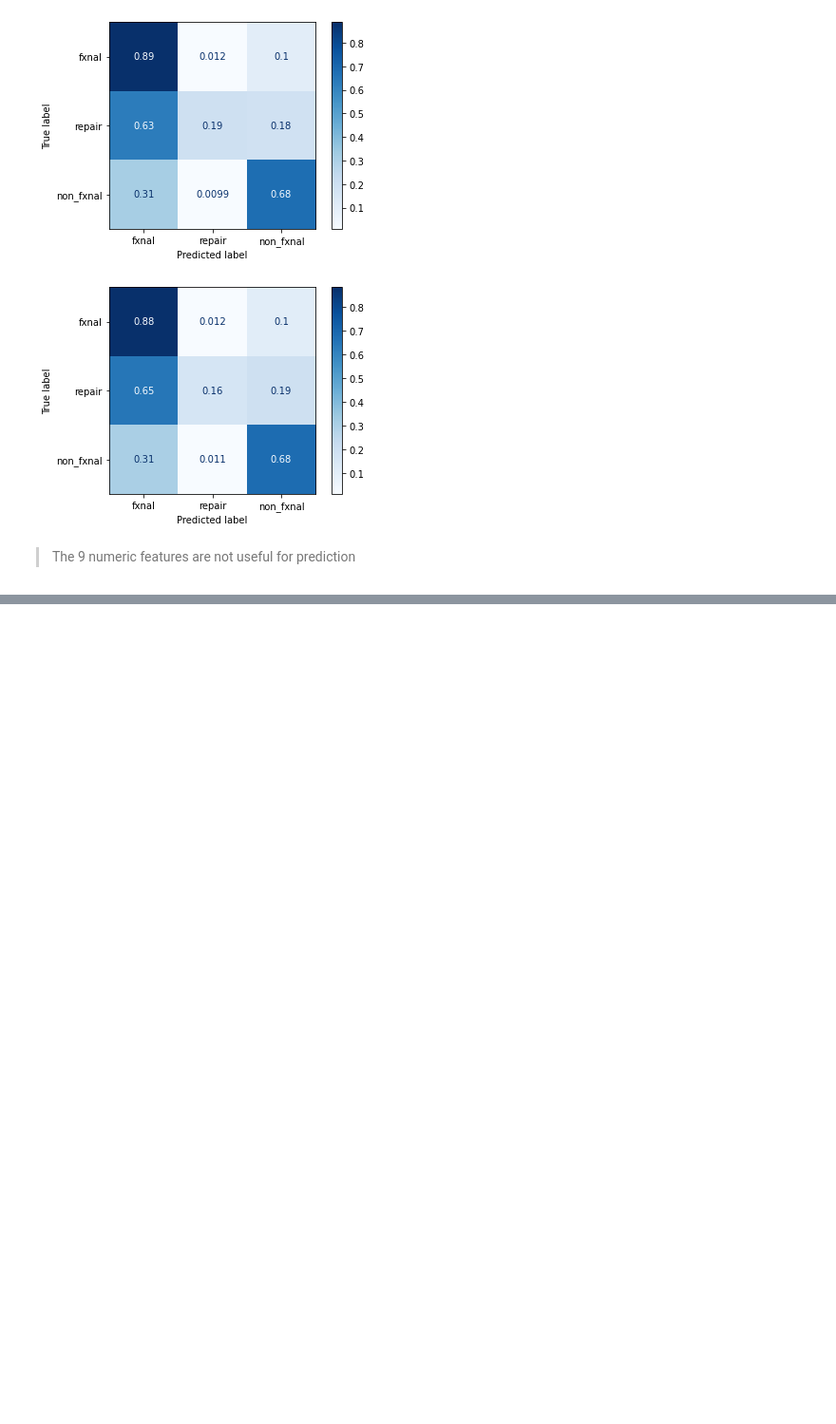
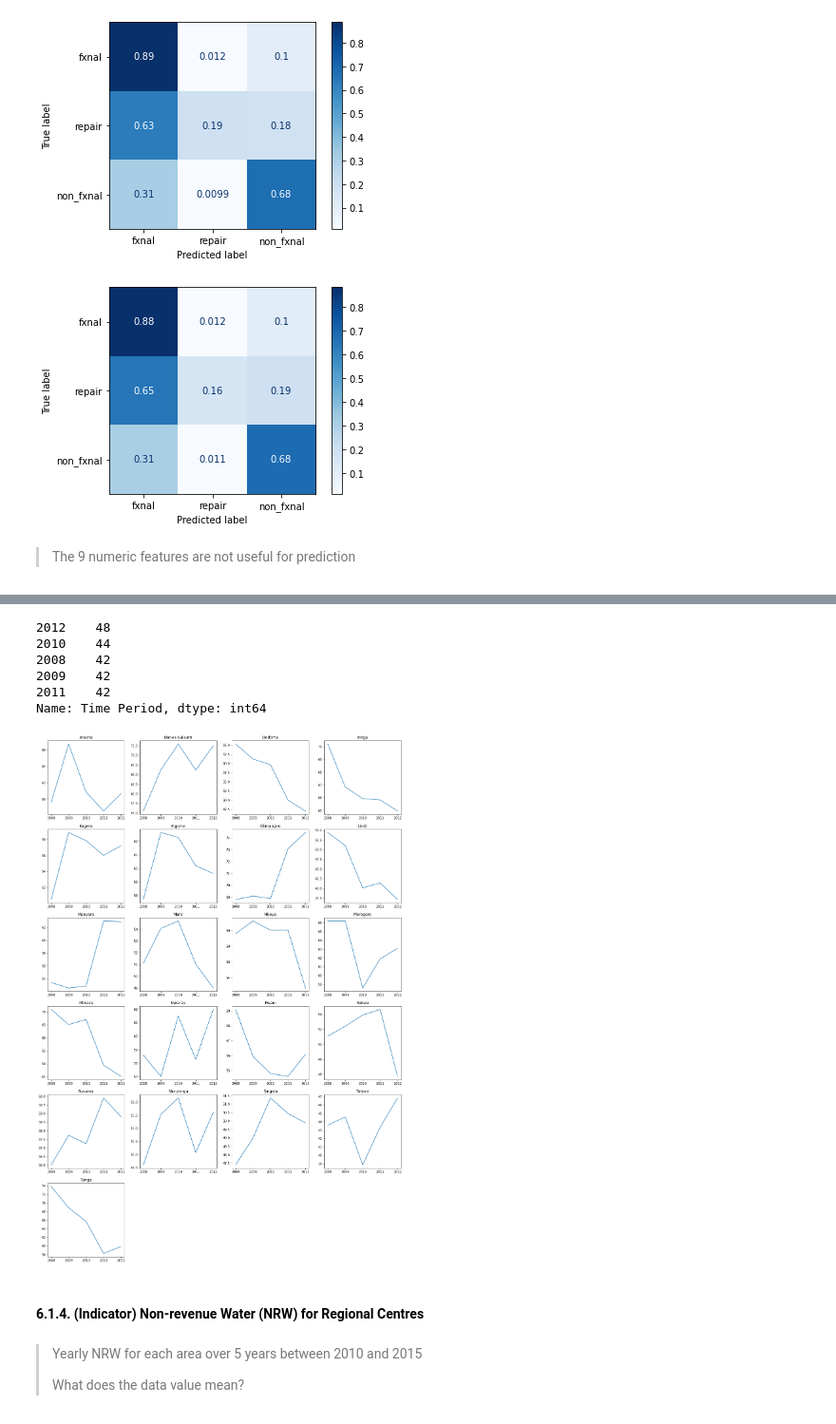
Before and after one commit to kalebts/Tanzania-Group-Project, a Jupyter notebook: codycan_01.ipynb, the cells around one changed output, grey strips where cells are left out. Shown at 95% size. Saved outputs shown, nothing was run; the diff lists cells and outputs as text; code cells hidden in the pictures; blank space fills up the shorter version.

```diff
--- a/codycan_01.ipynb
+++ b/codycan_01.ipynb
@@ -754,0 +1048,6 @@ Name: subvillage, dtype: object
+# %%
+water_coverage_df = tanz[tanz["Indicator"] == "Water coverage"]
+#Subgroup =  Rural
+#Unit = percent
+water_coverage_df = water_coverage_df.drop(columns = ["Indicator", "Unit", "Subgroup", "Footnotes"])
+water_coverage_df.sort_values(by = "Area")
@@ -754,0 +1088,33 @@ Name: subvillage, dtype: object
+# %%
+water_coverage_df["Time Period"].value_counts()
+# %% [output]
+2012    48
+2010    44
+2008    42
+2009    42
+2011    42
+Name: Time Period, dtype: int64
+# %%
+#plot water coverage vs. year for 21 areas
+
+fig = plt.figure(figsize=(20,30))
+
+#exclude Geita, Katavi, Njombe. They have only 1 or 2 data points
+#21 areas left
+areas = np.array(water_coverage_df["Area"].value_counts().index[:-3])
+areas.sort()
+
+for idx, area in enumerate(areas):
+    plt.subplot(6,4,idx+1)
+    area_df = water_coverage_df[water_coverage_df["Area"]==area]
+    area_df.sort_values(by = "Time Period", inplace=True)
+    plt.plot(area_df["Time Period"], area_df["Data Value"])
+    plt.title(area)
+# %% [output]
+[figure, added]
+# %% [markdown]
+#### 6.1.4. (Indicator) Non-revenue Water (NRW) for Regional Centres
+# %% [markdown]
+> Yearly NRW for each area over 5 years between 2010 and 2015
+>
+> What does the data value mean?
```
Also changed, not shown: parts of 82 cells of this notebook, 1 other file.
